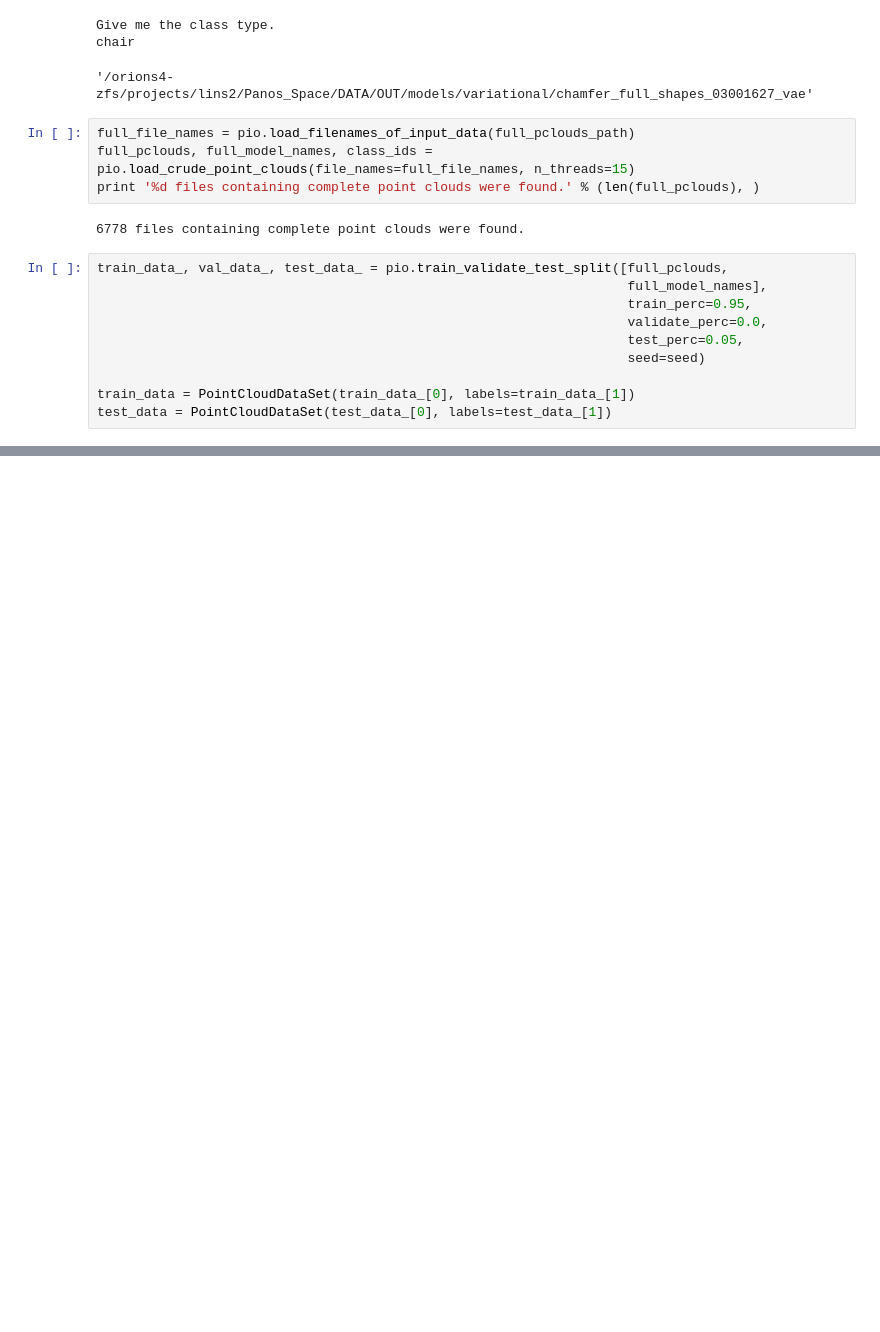
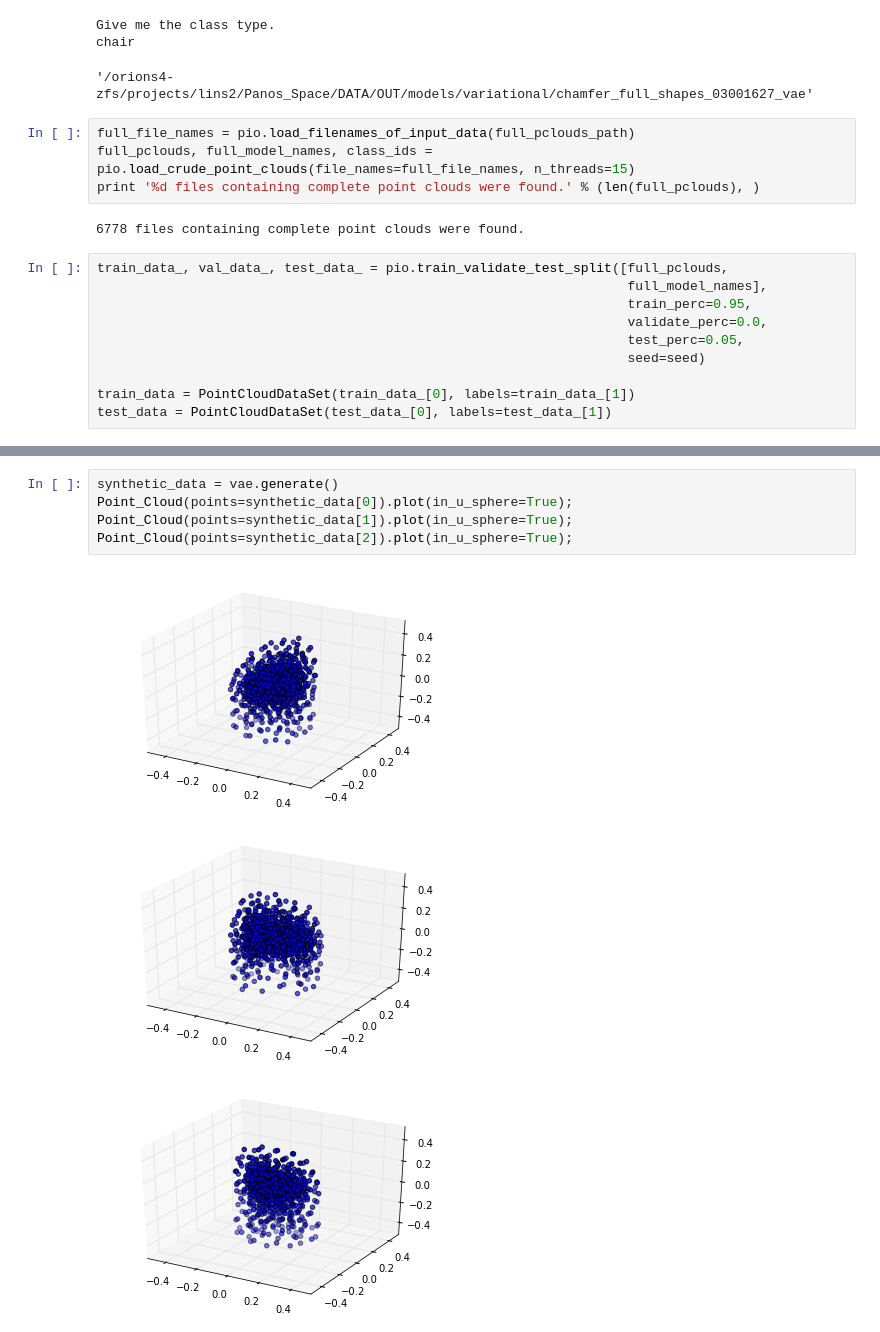
Before and after one commit to optas/tf_lab, a Jupyter notebook: notebooks/panos/vae_chair_experiment.ipynb, the cells around one changed output, grey strips where cells are left out. Cells and saved outputs as stored; diff of their text form; blank space fills up the shorter version.

```diff
--- a/notebooks/panos/vae_chair_experiment.ipynb
+++ b/notebooks/panos/vae_chair_experiment.ipynb
@@ -99,0 +170,9 @@ Caused by op u'chamfer_full_shapes_03001627_vae_1/add_3', defined at:
+# %%
+synthetic_data = vae.generate()
+Point_Cloud(points=synthetic_data[0]).plot(in_u_sphere=True);
+Point_Cloud(points=synthetic_data[1]).plot(in_u_sphere=True);
+Point_Cloud(points=synthetic_data[2]).plot(in_u_sphere=True);
+# %% [output]
+[figure, added]
+[figure, added]
+[figure, added]
```
Also changed, not shown: parts of 5 cells of this notebook, 2 other files.
